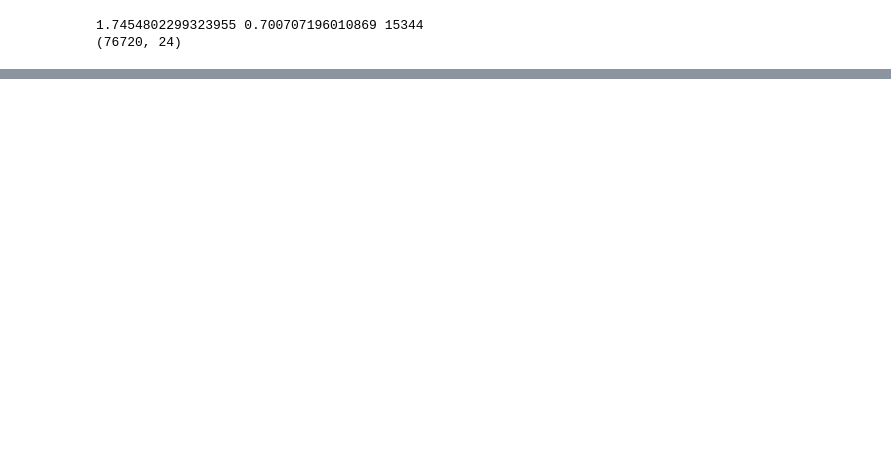
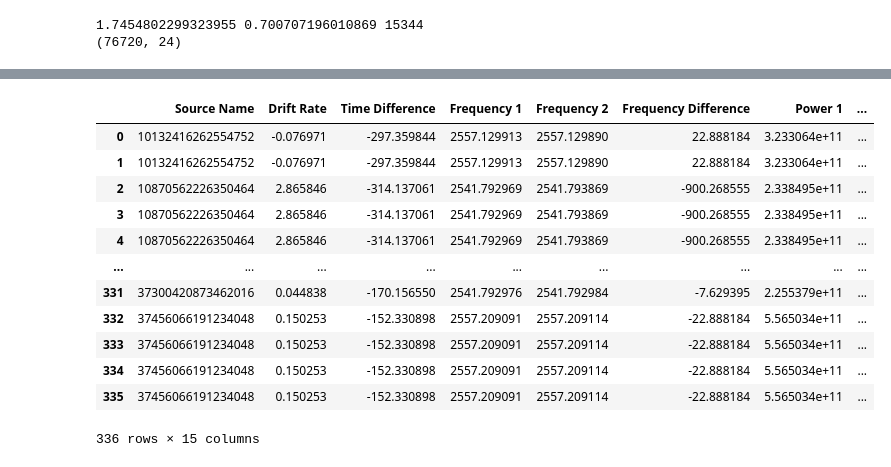
Before and after one commit to lucyjsteffes/breakthrough_listen_cosmic, a Jupyter notebook: Comparing_Power_Levels.ipynb, the cells around one changed output, grey strips where cells are left out. Drawn from its saved outputs; the diff is of its cells as text; code cells hidden in the pictures; blank space fills up the shorter version.

```diff
--- a/Comparing_Power_Levels.ipynb
+++ b/Comparing_Power_Levels.ipynb
@@ -318,0 +669,51 @@ f.close()
+# %%
+drift_rates = pd.DataFrame({"Source Name":[], #Gaia name of the source
+                           "Drift Rate":[], #Coherent or incoherent beam
+                           "Time Difference":[],
+                           "Frequency 1":[],
+                           "Frequency 2":[],
+                           "Frequency Difference":[],
+                           "Power 1":[],
+                           "Power 2":[],
+                           "Power Difference":[],
+                           "Start Time 1":[],
+                           "Start Time 2":[],
+                           "File Path 1":[],
+                           "File Path 2":[],
+                           "Beam 1":[],
+                           "Beam 2":[]})
+
+source_name = np.array(driftRates["Source Name"])
+
+for i in tqdm(range(len(source_name))):
+#for i in range(4):
+    new_source = driftRates.loc[source_name == source_name[i]] #select each subset
+    #print(np.abs(np.array(driftRates["Drift Rate"])))
+
+    if np.abs(np.array(driftRates["Drift Rate"]))[i] != 0:
+        appending_rows = new_source.loc[i]
+
+            #display(appending_rows)
+        drift_rates = drift_rates.append(appending_rows, ignore_index = True)
+    else:
+        continue
+
+display(drift_rates)
+
+with open('../../Pickle_Files/shortlist_combos.pkl', 'wb') as f:  # open a text file
+    pickle.dump(drift_rates, f) # serialize the list
+f.close()
+# %% [output]
+|  | Source Name | Drift Rate | Time Difference | Frequency 1 | Frequency 2 | Frequency Difference | Power 1 | ... |
+| 0 | 10132416262554752 | -0.076971 | -297.359844 | 2557.129913 | 2557.129890 | 22.888184 | 3.233064e+11 | ... |
+| 1 | 10132416262554752 | -0.076971 | -297.359844 | 2557.129913 | 2557.129890 | 22.888184 | 3.233064e+11 | ... |
+| 2 | 10870562226350464 | 2.865846 | -314.137061 | 2541.792969 | 2541.793869 | -900.268555 | 2.338495e+11 | ... |
+| 3 | 10870562226350464 | 2.865846 | -314.137061 | 2541.792969 | 2541.793869 | -900.268555 | 2.338495e+11 | ... |
+| 4 | 10870562226350464 | 2.865846 | -314.137061 | 2541.792969 | 2541.793869 | -900.268555 | 2.338495e+11 | ... |
+| ... | ... | ... | ... | ... | ... | ... | ... | ... |
+| 331 | 37300420873462016 | 0.044838 | -170.156550 | 2541.792976 | 2541.792984 | -7.629395 | 2.255379e+11 | ... |
+| 332 | 37456066191234048 | 0.150253 | -152.330898 | 2557.209091 | 2557.209114 | -22.888184 | 5.565034e+11 | ... |
+| 333 | 37456066191234048 | 0.150253 | -152.330898 | 2557.209091 | 2557.209114 | -22.888184 | 5.565034e+11 | ... |
+| 334 | 37456066191234048 | 0.150253 | -152.330898 | 2557.209091 | 2557.209114 | -22.888184 | 5.565034e+11 | ... |
+| 335 | 37456066191234048 | 0.150253 | -152.330898 | 2557.209091 | 2557.209114 | -22.888184 | 5.565034e+11 | ... |
+336 rows × 15 columns
```
Also changed, not shown: parts of 22 cells of this notebook, 1 other file.
